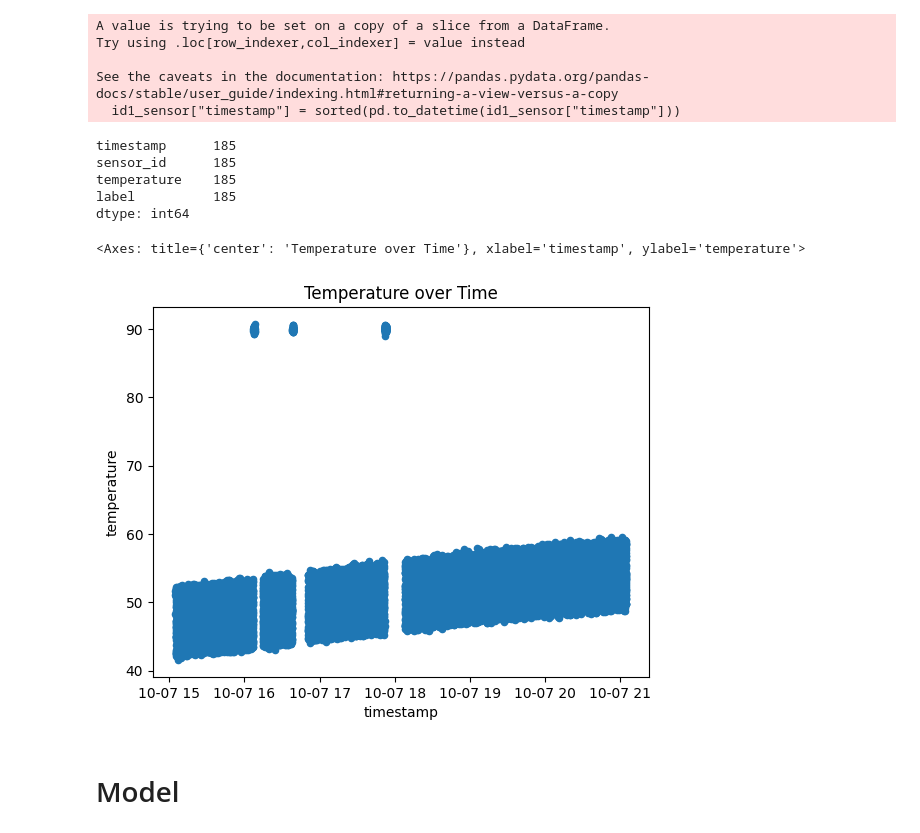
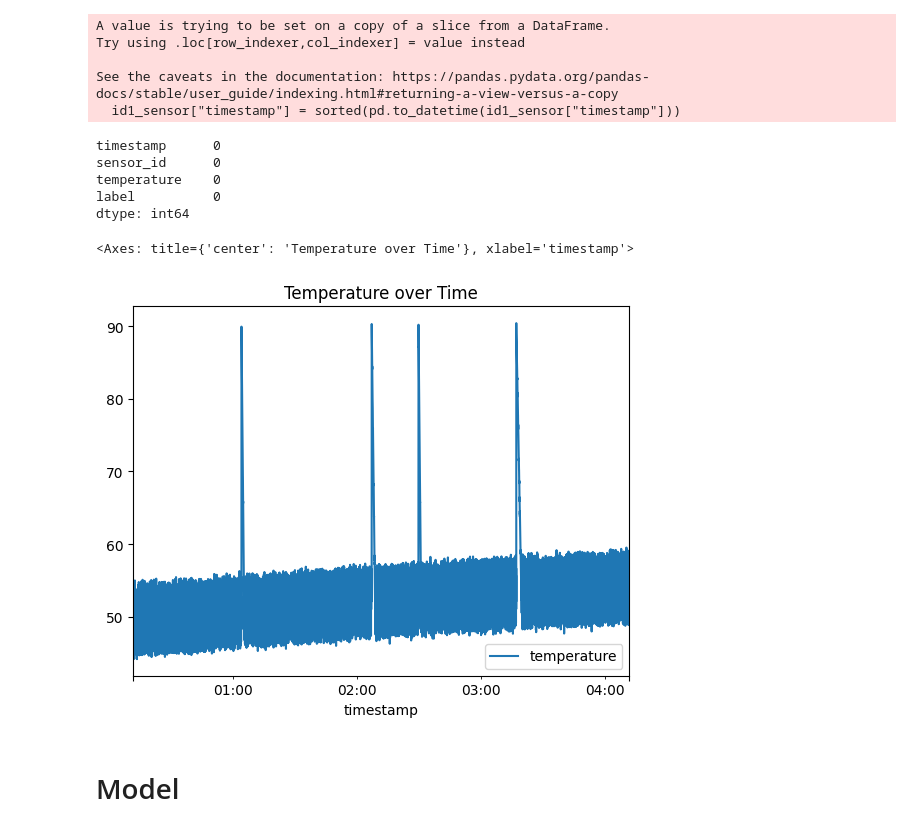
Before and after one commit to adharshr15/AFTAC-DL, a Jupyter notebook: soh-model/data_visualization.ipynb, the cells around one changed output. Cells and saved outputs as stored; diff of their text form; code cells hidden in the pictures.

```diff
--- a/soh-model/data_visualization.ipynb
+++ b/soh-model/data_visualization.ipynb
@@ -26,7 +25,7 @@ df = pd.read_csv(data_path)
 # %%
 sensor_labels = df["sensor_id"].unique()
 # %%
-id1_sensor = df[df["sensor_id"] == sensor_labels[2]]
+id1_sensor = df[df["sensor_id"] == sensor_labels[0]]
 # %%
 id1_sensor["timestamp"] = sorted(pd.to_datetime(id1_sensor["timestamp"]))
 subset = id1_sensor[:20000]
@@ -39,15 +38,15 @@ See the caveats in the documentation: https://pandas.pydata.org/pandas-docs/stab
 # %%
 id1_sensor[id1_sensor["label"] == 2].count()
 # %% [output]
-timestamp      185
-sensor_id      185
-temperature    185
-label          185
+timestamp      0
+sensor_id      0
+temperature    0
+label          0
 dtype: int64
 # %%
-subset.plot.scatter(x="timestamp", y="temperature", title="Temperature over Time")
+subset.plot.line(x="timestamp", y="temperature", title="Temperature over Time")
 # %% [output]
-<Axes: title={'center': 'Temperature over Time'}, xlabel='timestamp', ylabel='temperature'>
+<Axes: title={'center': 'Temperature over Time'}, xlabel='timestamp'>
-[figure, old version]
+[figure, new version]
 # %% [markdown]
 # Model
```
Also changed, not shown: parts of 17 cells of this notebook, 2 other files.
